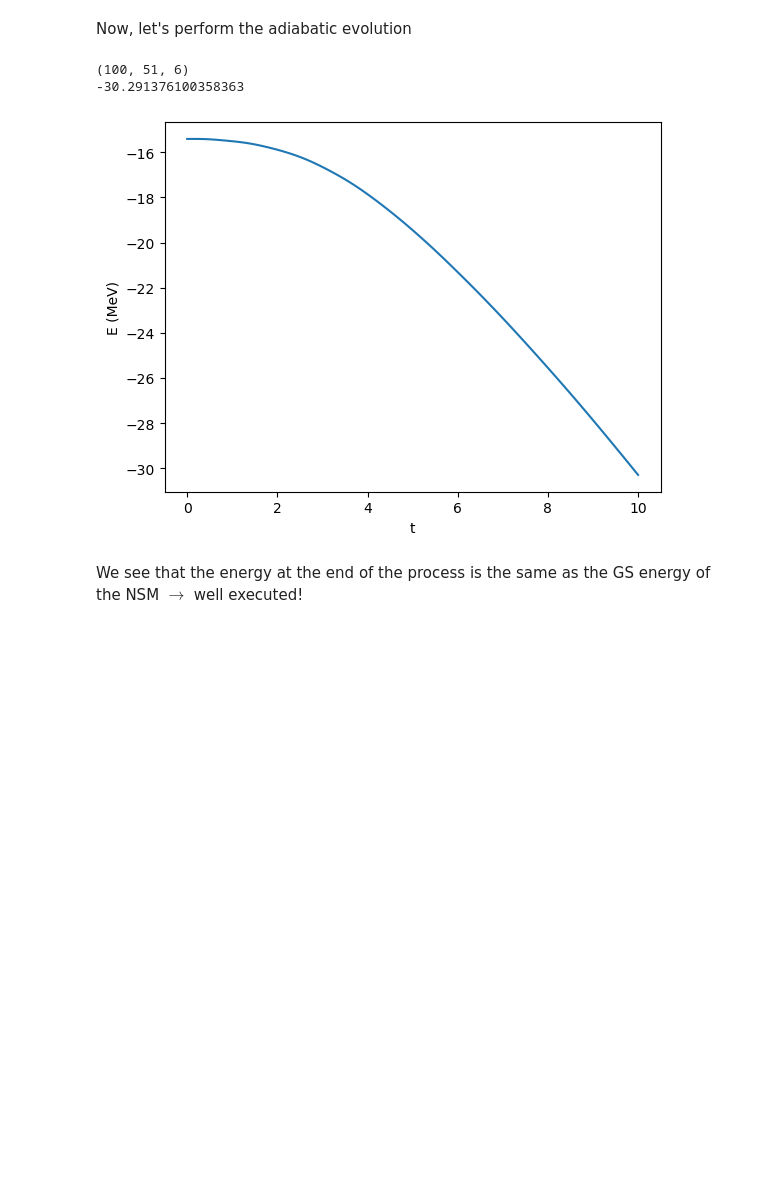
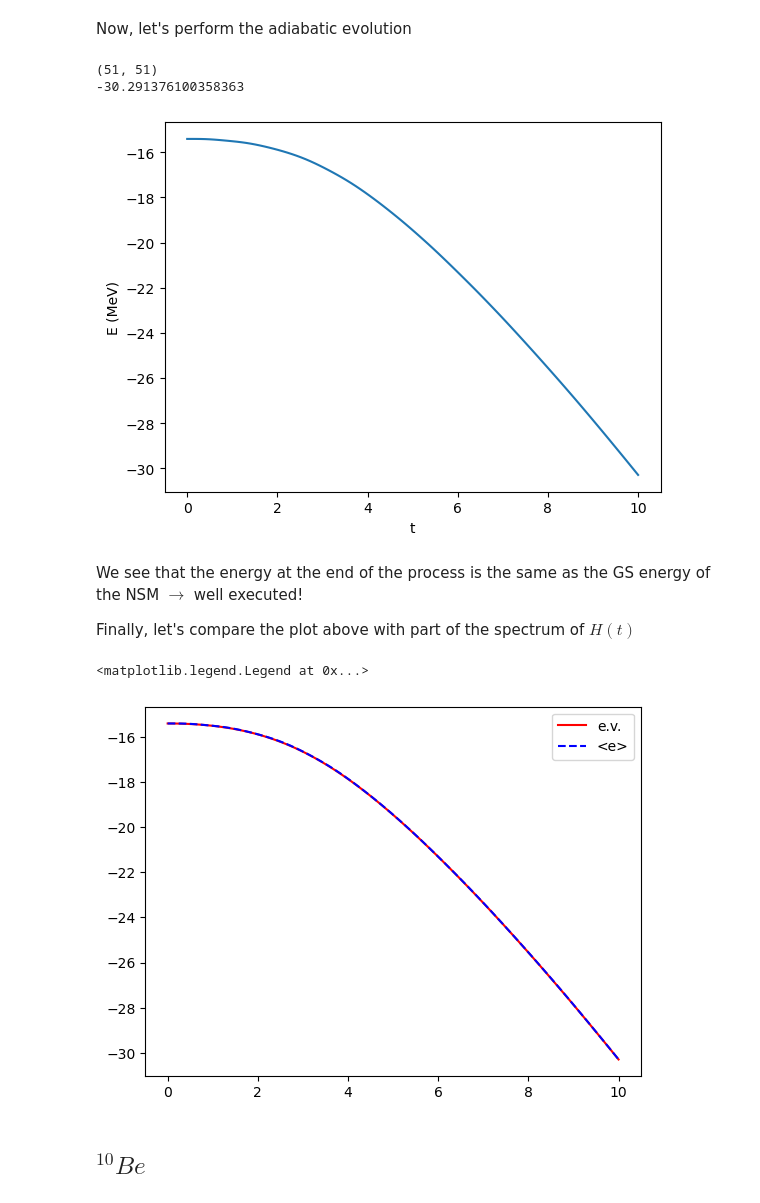
Before and after one commit to albertmolinaa/Quantum-Annealing-TFG, a Jupyter notebook: QuantumAnnealning_Albert.ipynb, the cells around one changed output. Drawn from its saved outputs; the diff is of its cells as text; code cells hidden in the pictures; blank space fills up the shorter version.

```diff
--- a/QuantumAnnealning_Albert.ipynb
+++ b/QuantumAnnealning_Albert.ipynb
@@ -90,11 +94,11 @@ ext_pot = (min / (p + n)) * min_b
 # %% [markdown]
 We can initialize our Driver Hamiltonian
 # %%
-Driver_H = FermiHubbardHamiltonian(size_a=nuc_modes_per_i, size_b=nuc_modes_per_i, nparticles_a=p, nparticles_b=n,
-                                   symmetries=[SPS.total_M_zero])
-Driver_H.get_external_potential(ext_pot)
-Driver_H.get_hamiltonian()
-print(Driver_H.hamiltonian)
+Driver_H_eight = FermiHubbardHamiltonian(size_a=nuc_modes_per_i, size_b=nuc_modes_per_i, nparticles_a=p, nparticles_b=n_eight,
+                                        symmetries=[SPS.total_M_zero])
+Driver_H_eight.get_external_potential(ext_pot_eight)
+Driver_H_eight.get_hamiltonian()
+print(Driver_H_eight.hamiltonian)
 # %% [output]
   (0, 0)        -7.702854999999998
   (1, 1)        -7.702854999999998
@@ -121,28 +125,39 @@ tsteps = 100
 dt = tf / tsteps
 time = np.linspace(0, tf, tsteps)
 
-psi = psi_ini.copy()
-energy = []
-spectrum_t = []
+psi_eight = psi_ini_eight.copy()
+energy_eight = []
+spectrum_t_eight = []
 
 for i, t in enumerate(time):
-    H_t = (1 - t/tf) * Driver_H.hamiltonian + (t/tf) * NSM_H.hamiltonian
-    energy.append(psi.conjugate().transpose().dot(H_t.dot(psi))) # we append <psi|H(t)|psi>
-    eigvec, eigval = eigsh(H_t)
-    spectrum_t.append(eigval)
-    psi = expm_multiply(-1j * dt * H_t,psi)
-spectrum_arr = np.asarray(spectrum_t)
-print(spectrum_arr.shape)
-
+    H_t_eight = (1 - t/tf) * Driver_H_eight.hamiltonian + (t/tf) * NSM_H_eight.hamiltonian
+    energy_eight.append(psi_eight.conjugate().transpose().dot(H_t_eight.dot(psi_eight))) # we append <psi(t)|H(t)|psi(t)>
+    eigval_eight = eigsh(H_t_eight, k=1, return_eigenvectors=False)
+    spectrum_t_eight.append(eigval_eight)
+    psi_eight = expm_multiply(-1j * dt * H_t_eight,psi_eight)
+spectrum_arr = np.asarray(spectrum_t_eight)
+print(np.shape(H_t_eight))
 # We plot the energy along time
 plt.figure()
-plt.plot(time, energy)
+plt.plot(time, energy_eight)
 plt.xlabel('t')
 plt.ylabel('E (MeV)')
-print(np.real(energy[tsteps-1]))
+print(np.real(energy_eight[tsteps-1]))
 # %% [output]
-(100, 51, 6)
+(51, 51)
 -30.291376100358363
 [figure]
 # %% [markdown]
 We see that the energy at the end of the process is the same as the GS energy of the NSM $\rightarrow$ well executed!
+
+Finally, let's compare the plot above with part of the spectrum of $H(t)$
+# %%
+plt.figure()
+plt.plot(time, spectrum_t_eight, 'r-', label='e.v.')
+plt.plot(time, energy_eight, 'b--', label='<e>')
+plt.legend()
+# %% [output]
+<matplotlib.legend.Legend at 0x...>
+[figure, added]
+# %% [markdown]
+## $^{10}Be$
```
Also changed, not shown: parts of 22 cells of this notebook.
